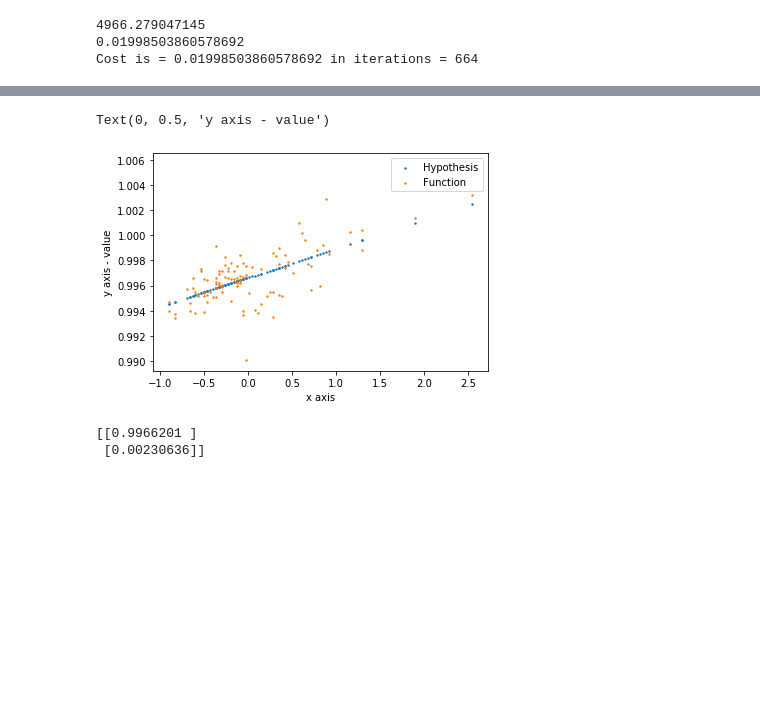
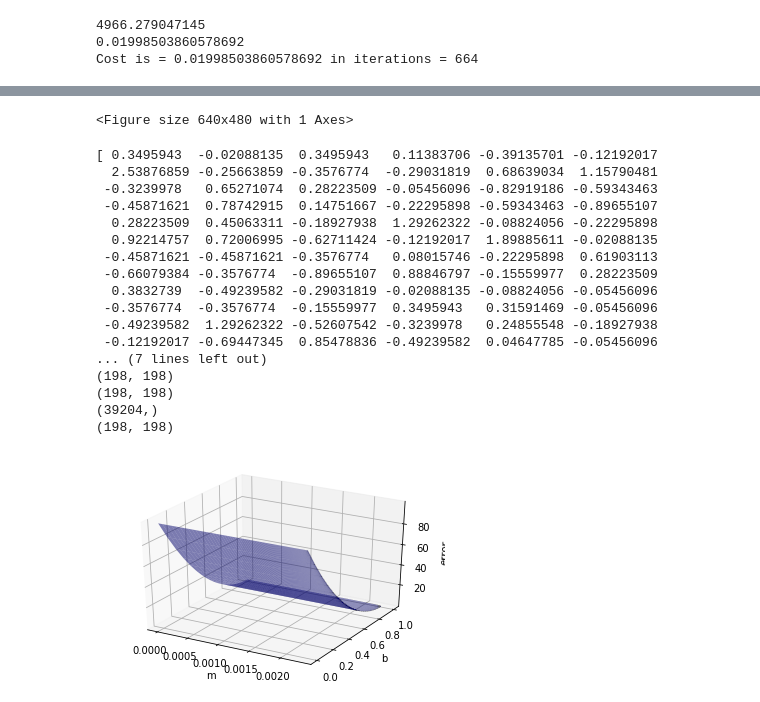
Before and after one commit to agarwal-ayushi/Machine-Learning-Assignments, a Jupyter notebook: Assignment1/ques1/question1.ipynb, the cells around one changed output, grey strips where cells are left out. Cells and saved outputs as stored; diff of their text form; code cells hidden in the pictures; blank space fills up the shorter version.

```diff
--- a/Assignment1/ques1/question1.ipynb
+++ b/Assignment1/ques1/question1.ipynb
@@ -176,10 +177,19 @@ Cost is = 0.01998503860578692 in iterations = 664
 # %%
 #Method 3 - With Normalization, and termination based on change in the cost function
 i=0
+cost_list= np.array([cost_final])
+theta_all = theta
+print(theta_all)
 print(cost_final)
+#cost_list = np.append(cost_list, cost_final)
 while(abs(cost_grad(X, theta, Y)[1]) >= 0.0001):
+    theta_all = np.append(theta_all,theta,axis=1)
     theta -= alpha * cost_grad(X, theta, Y)
     cost_final = cost(X, theta, Y)
+    cost_list = np.append(cost_list, cost_final)
+    #cost_list.append(cost_final)
+    #print(type(theta))
+    #print(theta_all)
     i+=1
 
 print(cost_final)
@@ -197,12 +228,63 @@ plt.scatter(X[0:100,1], Y, s = 2, label='Function')
 plt.legend()
 plt.xlabel('x axis')
 plt.ylabel('y axis - value')
+plt.show()
 #plt.savefig('plot_theta_1e-4_norm.png', dpi=1000, bbox_inches='tight')
 # %% [output]
-Text(0, 0.5, 'y axis - value')
+<Figure size 640x480 with 1 Axes>
-[figure, removed]
-# %%
-print(theta)
-# %% [output]
-[[0.9966201 ]
- [0.00230636]]
+# %%
+from mpl_toolkits.mplot3d import Axes3D
+import collections
+
+def error(m, b, points):
+    totalError = np.sum((points[0].y - (m * points[0].x + b)) ** 2)
+    return totalError/100
+
+x = X.transpose()[1]
+y = Y
+Point = collections.namedtuple('Point', ['x', 'y'])
+points = [Point(x, y)]
+print(points[0].x)
+print(len(points))
+fig = plt.figure()
+ax = fig.add_subplot(111, projection='3d')
+
+ms = theta_all[1]
+bs = theta_all[0]
+ms = ms[0::10]
+bs = bs[0::10]
+print(ms.shape)
+M, B = np.meshgrid(ms, bs)
+print(M.shape)
+print(B.shape)
+zs = np.array([error(mp, bp, points)
+               for mp, bp in zip(np.ravel(M), np.ravel(B))])
+print(zs.shape)
+Z = zs.reshape(M.shape)
+print(Z.shape)
+ax.plot_surface(M, B, Z, rstride=1, cstride=1, color='b', alpha=0.5)
+
+ax.set_xlabel('m')
+ax.set_ylabel('b')
+ax.set_zlabel('error')
+
+plt.show()
+# %% [output]
+[ 0.3495943  -0.02088135  0.3495943   0.11383706 -0.39135701 -0.12192017
+  2.53876859 -0.25663859 -0.3576774  -0.29031819  0.68639034  1.15790481
+ -0.3239978   0.65271074  0.28223509 -0.05456096 -0.82919186 -0.59343463
+ -0.45871621  0.78742915  0.14751667 -0.22295898 -0.59343463 -0.89655107
+  0.28223509  0.45063311 -0.18927938  1.29262322 -0.08824056 -0.22295898
+  0.92214757  0.72006995 -0.62711424 -0.12192017  1.89885611 -0.02088135
+ -0.45871621 -0.45871621 -0.3576774   0.08015746 -0.22295898  0.61903113
+ -0.66079384 -0.3576774  -0.89655107  0.88846797 -0.15559977  0.28223509
+  0.3832739  -0.49239582 -0.29031819 -0.02088135 -0.08824056 -0.05456096
+ -0.3576774  -0.3576774  -0.15559977  0.3495943   0.31591469 -0.05456096
+ -0.49239582  1.29262322 -0.52607542 -0.3239978   0.24855548 -0.18927938
+ -0.12192017 -0.69447345  0.85478836 -0.49239582  0.04647785 -0.05456096
+... (7 lines left out)
+(198, 198)
+(198, 198)
+(39204,)
+(198, 198)
+[figure, added]
```
Also changed, not shown: parts of 6 cells of this notebook.
